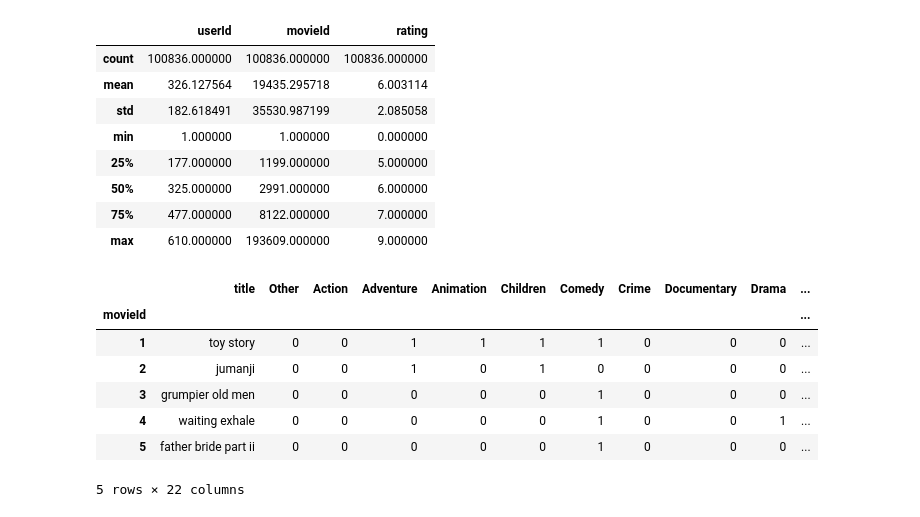
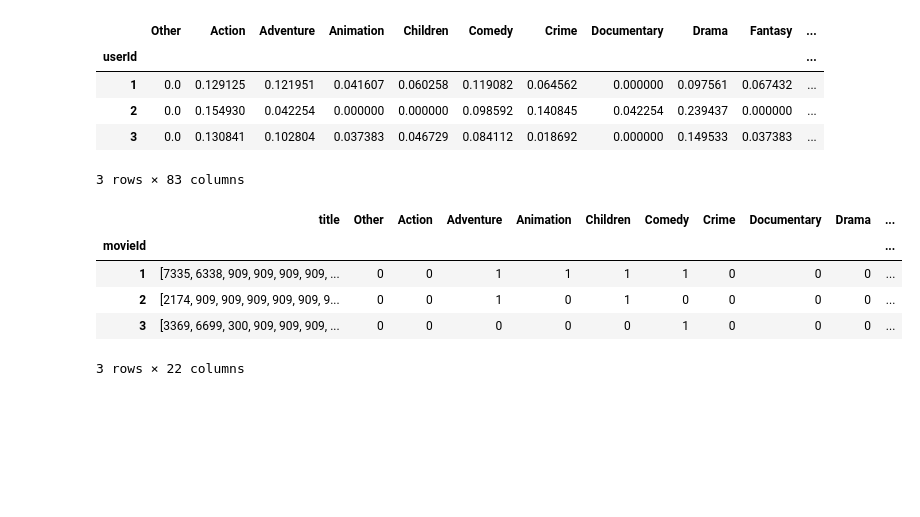
Before and after one commit to RodionfromHSE/Movies-RecSys, a Jupyter notebook: train_small.ipynb, the cells around one changed output. Cells and saved outputs as stored; diff of their text form; code cells hidden in the pictures; blank space fills up the shorter version.

```diff
--- a/train_small.ipynb
+++ b/train_small.ipynb
@@ -20,20 +8,0 @@ import matplotlib.pyplot as plt
-# %%
-from src.load import load_data
-
-dr = 'data_small/ml-latest-small/'
-movies, ratings, tags = load_data(dr)
-# %%
-ratings['rating'] = ratings['rating'] // 0.5
-ratings['rating'] = ratings['rating'].astype('int')
-ratings['rating'] -= 1
-ratings.describe()
-# %% [output]
-|  | userId | movieId | rating |
-| count | 100836.000000 | 100836.000000 | 100836.000000 |
-| mean | 326.127564 | 19435.295718 | 6.003114 |
-| std | 182.618491 | 35530.987199 | 2.085058 |
-| min | 1.000000 | 1.000000 | 0.000000 |
-| 25% | 177.000000 | 1199.000000 | 5.000000 |
-| 50% | 325.000000 | 2991.000000 | 6.000000 |
-| 75% | 477.000000 | 8122.000000 | 7.000000 |
-| max | 610.000000 | 193609.000000 | 9.000000 |
@@ -47,13 +9,40 @@ tokenizer = WordTokenizer(tags_titles)
-# %%
-movies = preprocess_movies(movies, ratings, tokenizer)
+# %%
+dr = 'data_small/ml-latest-small/'
+userfile = 'small_users.csv'
+moviefile = 'small_movies.csv'
+
+titlefile = 'small_title_tokens.pkl'
+tagfile = 'small_tag_tokens.pkl'
+
+ratingsfile = 'ratings.csv'
+
+concat = lambda file: os.path.join(dr, file)
+
+with open(concat(userfile), 'rb') as f:
+    users = pd.read_csv(f, index_col='userId')
+with open(concat(moviefile), 'rb') as f:
+    movies = pd.read_csv(f, index_col='movieId')
+with open(concat(titlefile), 'rb') as f:
+    title_tokens = pickle.load(f)
+with open(concat(tagfile), 'rb') as f:
+    tag_tokens = pickle.load(f)
+with open(concat(ratingsfile), 'rb') as f:
+    ratings = pd.read_csv(f)
+# %%
+users.head(3)
+# %% [output]
+|  | Other | Action | Adventure | Animation | Children | Comedy | Crime | Documentary | Drama | Fantasy | ... |
+| userId |  |  |  |  |  |  |  |  |  |  | ... |
+| 1 | 0.0 | 0.129125 | 0.121951 | 0.041607 | 0.060258 | 0.119082 | 0.064562 | 0.000000 | 0.097561 | 0.067432 | ... |
+| 2 | 0.0 | 0.154930 | 0.042254 | 0.000000 | 0.000000 | 0.098592 | 0.140845 | 0.042254 | 0.239437 | 0.000000 | ... |
+| 3 | 0.0 | 0.130841 | 0.102804 | 0.037383 | 0.046729 | 0.084112 | 0.018692 | 0.000000 | 0.149533 | 0.037383 | ... |
+3 rows × 83 columns
 # %%
-movies.head()
+movies.head(3)
 # %% [output]
 |  | title | Other | Action | Adventure | Animation | Children | Comedy | Crime | Documentary | Drama | ... |
 | movieId |  |  |  |  |  |  |  |  |  |  | ... |
-| 1 | toy story | 0 | 0 | 1 | 1 | 1 | 1 | 0 | 0 | 0 | ... |
-| 2 | jumanji | 0 | 0 | 1 | 0 | 1 | 0 | 0 | 0 | 0 | ... |
-| 3 | grumpier old men | 0 | 0 | 0 | 0 | 0 | 1 | 0 | 0 | 0 | ... |
-| 4 | waiting exhale | 0 | 0 | 0 | 0 | 0 | 1 | 0 | 0 | 1 | ... |
-| 5 | father bride part ii | 0 | 0 | 0 | 0 | 0 | 1 | 0 | 0 | 0 | ... |
+| 1 | [7335, 6338, 909, 909, 909, 909, ... | 0 | 0 | 1 | 1 | 1 | 1 | 0 | 0 | 0 | ... |
+| 2 | [2174, 909, 909, 909, 909, 909, 9... | 0 | 0 | 1 | 0 | 1 | 0 | 0 | 0 | 0 | ... |
+| 3 | [3369, 6699, 300, 909, 909, 909, ... | 0 | 0 | 0 | 0 | 0 | 1 | 0 | 0 | 0 | ... |
-5 rows × 22 columns
+3 rows × 22 columns
```
Also changed, not shown: parts of 27 cells of this notebook, 2 other files.
